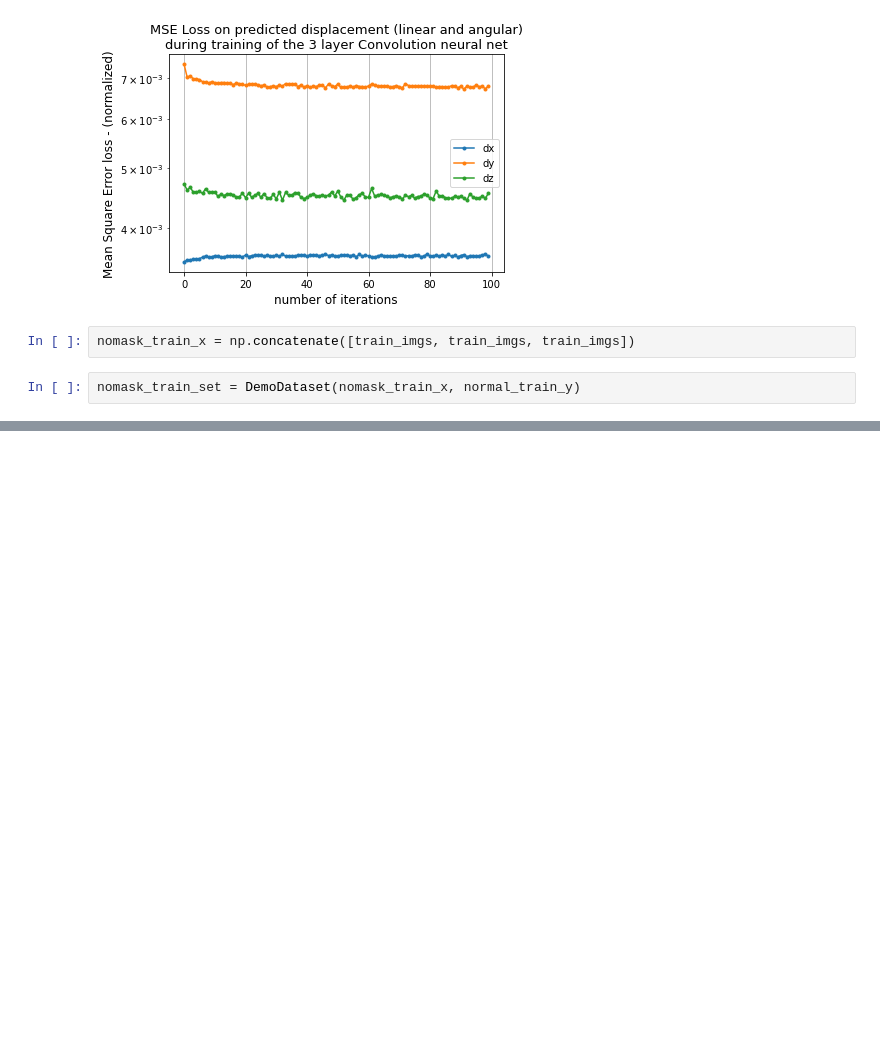
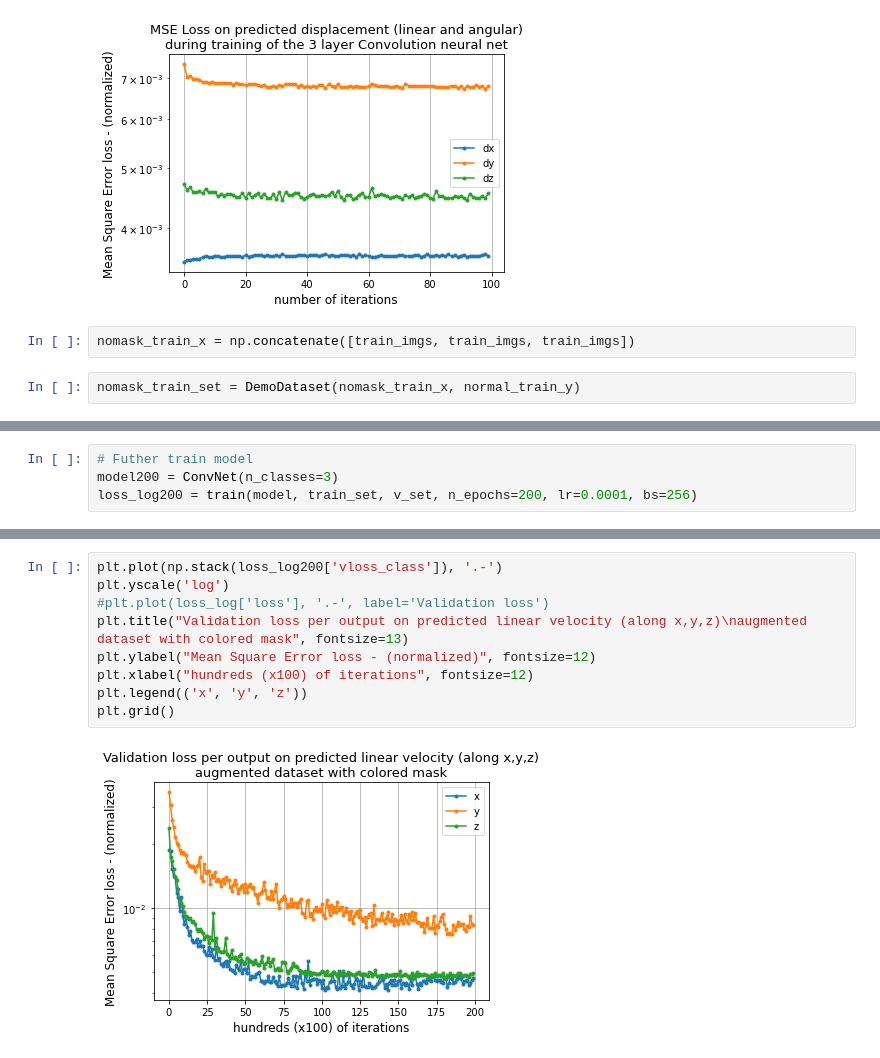
Before and after one commit to huber2/msc_project, a Jupyter notebook: nn_learning/mask_demos_nn_learn.ipynb, the cells around one changed output, grey strips where cells are left out. Cells and saved outputs as stored; diff of their text form; blank space fills up the shorter version.

```diff
--- a/nn_learning/mask_demos_nn_learn.ipynb
+++ b/nn_learning/mask_demos_nn_learn.ipynb
@@ -326,0 +310,4 @@ torch.save(model.state_dict(), DIR_PATH + '/data/model_conv_simple_100ep_50_16x1
+# %%
+# Futher train model
+model200 = ConvNet(n_classes=3)
+loss_log200 = train(model, train_set, v_set, n_epochs=200, lr=0.0001, bs=256)
@@ -326,0 +332,11 @@ torch.save(model.state_dict(), DIR_PATH + '/data/model_conv_simple_100ep_50_16x1
+# %%
+plt.plot(np.stack(loss_log200['vloss_class']), '.-')
+plt.yscale('log')
+#plt.plot(loss_log['loss'], '.-', label='Validation loss')
+plt.title("Validation loss per output on predicted linear velocity (along x,y,z)\naugmented dataset with colored mask", fontsize=13)
+plt.ylabel("Mean Square Error loss - (normalized)", fontsize=12)
+plt.xlabel("hundreds (x100) of iterations", fontsize=12)
+plt.legend(('x', 'y', 'z'))
+plt.grid()
+# %% [output]
+[figure, added]
```
Also changed, not shown: parts of 18 cells of this notebook, 3 other files.
